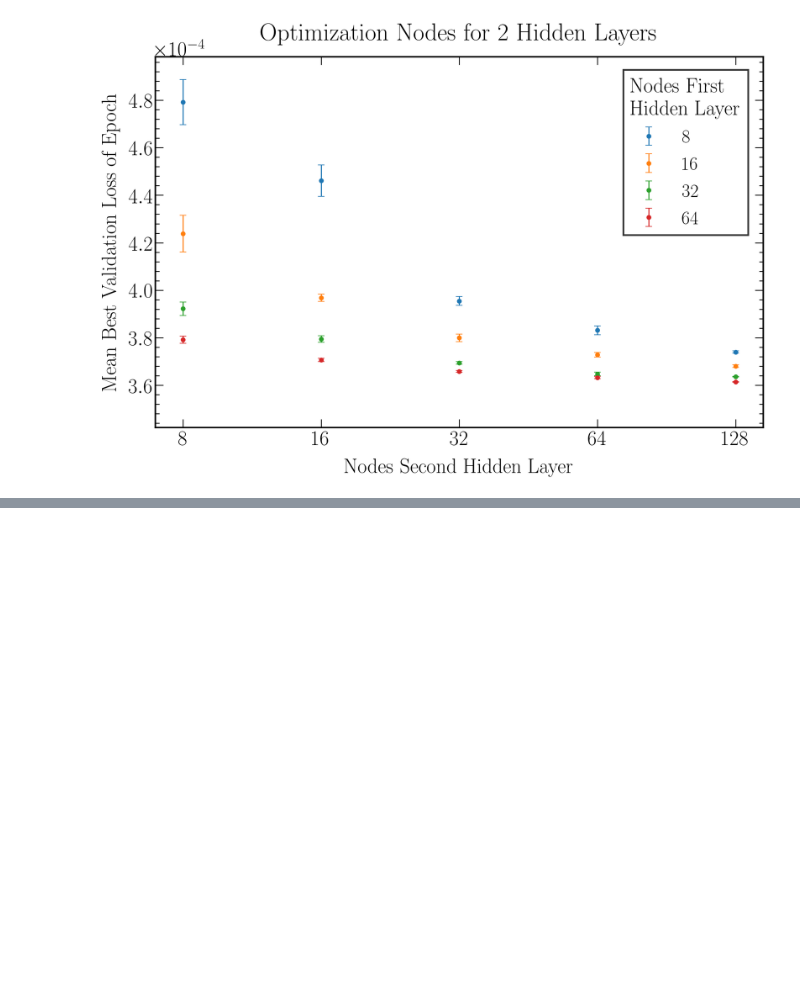
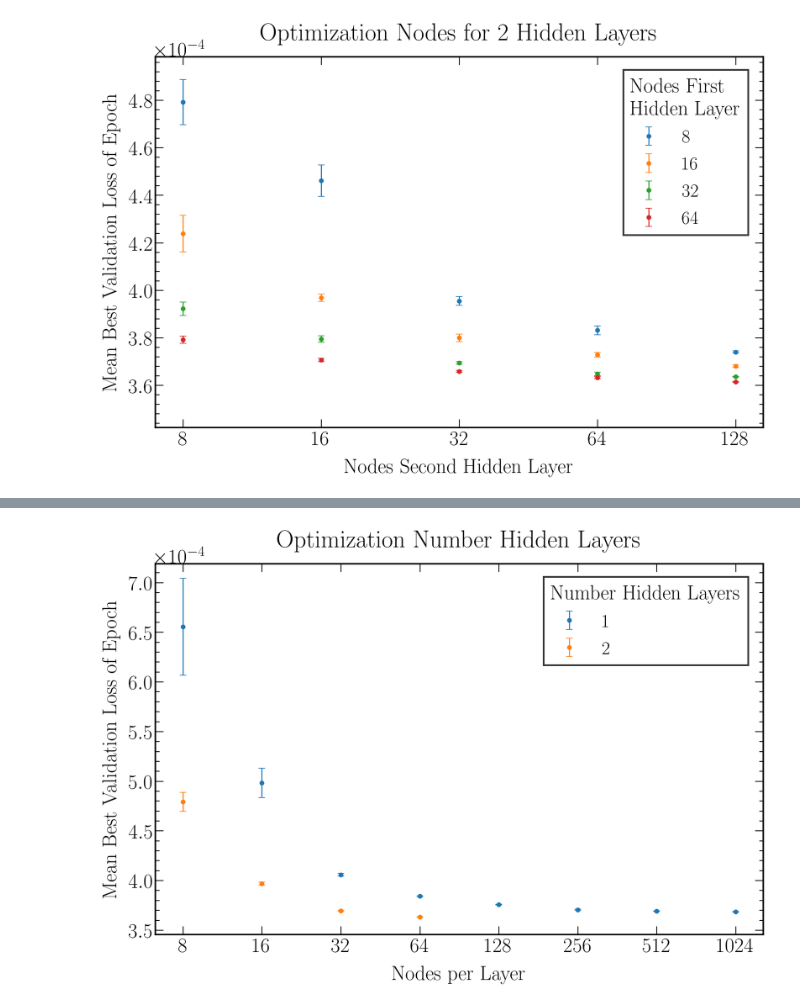
Before and after one commit to AG-Schumann/Xebra_G4_Analysis, a Jupyter notebook: Position_Reconstruction_NN/XeBRA_Position_Reconstruction_Optimize_NN_Comparison.ipynb, the cells around one changed output, grey strips where cells are left out. Saved outputs shown, nothing was run; the diff lists cells and outputs as text; code cells hidden in the pictures; blank space fills up the shorter version.

```diff
--- a/Position_Reconstruction_NN/XeBRA_Position_Reconstruction_Optimize_NN_Comparison.ipynb
+++ b/Position_Reconstruction_NN/XeBRA_Position_Reconstruction_Optimize_NN_Comparison.ipynb
@@ -444,0 +587,88 @@ fig.savefig("Optimization_Nodes_2layers.png")
+# %%
+parameters = np.array([8, 16, 32, 64, 128, 256, 512, 1024])
+list_par_means = np.array([0.00065541, 0.00049819, 0.00040565, 0.00038413, 0.00037566, 0.0003704, 0.00036905, 0.00036842])
+list_par_stds = np.array([1.09204952e-04, 3.31391480e-05, 2.72847170e-06, 1.05968410e-06, 1.02968900e-06, 1.09161846e-06, 6.66362799e-07, 7.27069574e-07])
+list_par_lens = np.array([5, 5, 5, 5, 5, 5, 5, 5])
+
+parameters_2layers = np.array([ 8, 16, 32, 64])
+list_par_means_2layers = np.array([0.00047918, 0.00039681, 0.00036943, 0.00036322])
+list_par_stds_2layers = np.array([2.13382720e-05, 3.34841313e-06, 1.29667416e-06, 8.54477967e-07])
+# %%
+#############################################
+## Set plot styles:
+#############################################
+
+fig=plt.figure(figsize=(16, 10), dpi=150)
+
+# Text options
+plt.rc('text', usetex=True)
+plt.rc('font', family='serif')
+
+# Labels
+label_size = 30 #25
+label_pad = 12 #10
+title_size = 36 #30
+title_pad = 24 #20
+
+# Axes Parameters
+axes = plt.gca()
+axes.tick_params(axis='both')
+
+# Axes ---> Linewidth
+for axis in ['top','bottom','left','right']:
+    axes.spines[axis].set_linewidth(2.2)
+
+# Axes ---> Ticks
+axes.xaxis.set_minor_locator(AutoMinorLocator(5))
+plt.tick_params(which='minor', direction='in', labelsize=label_size, top=True, right=True, width=1.2, length=6)
+axes.yaxis.set_minor_locator(AutoMinorLocator(5))
+plt.tick_params(which='minor', direction='in', labelsize=label_size, top=True, right=True, width=1.2, length=6)
+plt.tick_params(which='major', direction='in', labelsize=label_size, top=True, right=True, width=1.2, length=12)
+
+# Grid
+#plt.grid(True)
+
+#############################################
+## Plot specific settings and plot data
+#############################################
+
+# Data plot
+
+scale_y = 1
+plt.ticklabel_format(style='sci', axis='y', scilimits=(0,0))
+
+#plt.axvspan(2**(6.8), 2**(7.2), alpha=0.5, color='gray')
+
+yerr = (list_par_stds / np.sqrt(list_par_lens))
+plt.errorbar(parameters, list_par_means * scale_y, yerr = yerr * scale_y, fmt='o', color = 'C0', capsize = 5, label = '1')
+
+yerr_2layers = (list_par_stds_2layers / np.sqrt(list_par_lens[0:len(list_par_stds_2layers)]))
+plt.errorbar(parameters_2layers, list_par_means_2layers * scale_y, yerr = yerr_2layers * scale_y, fmt='o', color = 'C1', capsize = 5, label = '2')
+
+plt.xlabel('Nodes per Layer', fontsize = label_size, labelpad = label_pad)
+plt.ylabel('Mean Best Validation Loss of Epoch', fontsize = label_size, labelpad = label_pad)
+plt.title('Optimization Number Hidden Layers', fontsize = title_size, pad = title_pad)
+
+# Axes ---> Range
+#plt.xlim(0,100) # 0 PE and 100 PE are typical values for the x axis limits
+#plt.ylim((min(list_par_means)-2*max(yerr)) * scale_y,
+#         (max(list_par_means)+2*max(yerr)) * scale_y)
+#plt.xlim(left=0)
+plt.ylim(top = (max(list_par_means)+1.3*max(yerr)) * scale_y)
+plt.xscale('log', basex=2)
+
+axes.xaxis.set_major_formatter(ScalarFormatter())
+
+# Legend
+leg = plt.legend(loc=1, bbox_to_anchor=(0.99,0.99), fontsize=0.9*label_size, frameon=True, shadow=False, edgecolor='black', fancybox=False,
+                title = 'Number Hidden Layers')
+for line in leg.get_lines(): # enumerated
+    line.set_linewidth(4)
+leg.get_frame().set_linewidth(2.5)
+leg._legend_box.align = "left"
+
+plt.show()
+
+fig.savefig("Optimization_Layers.png")
+# %% [output]
+[figure, added]
```
Also changed, not shown: parts of 7 cells of this notebook.
